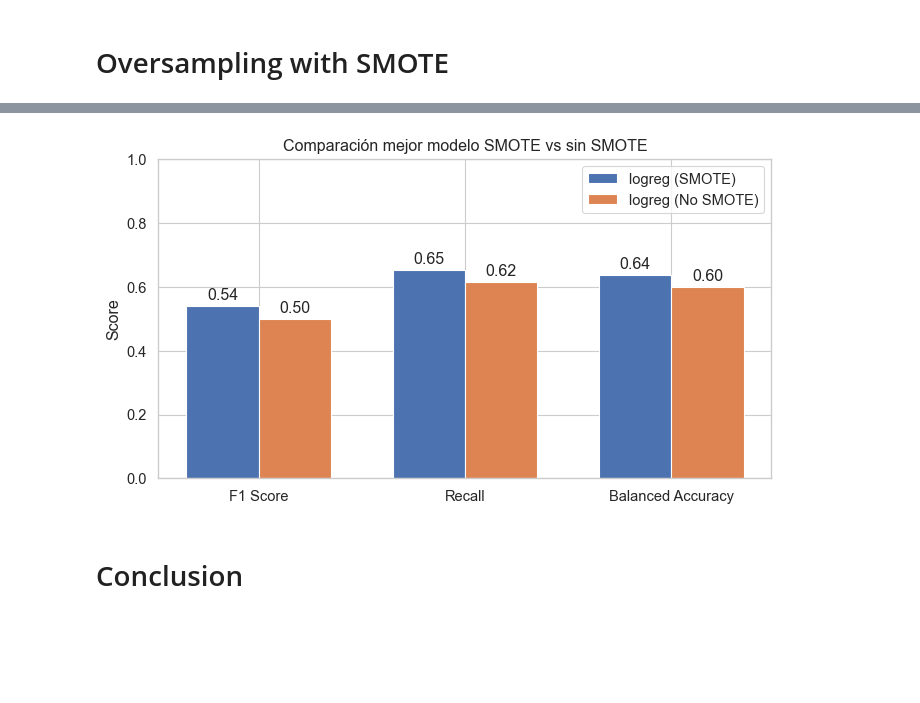
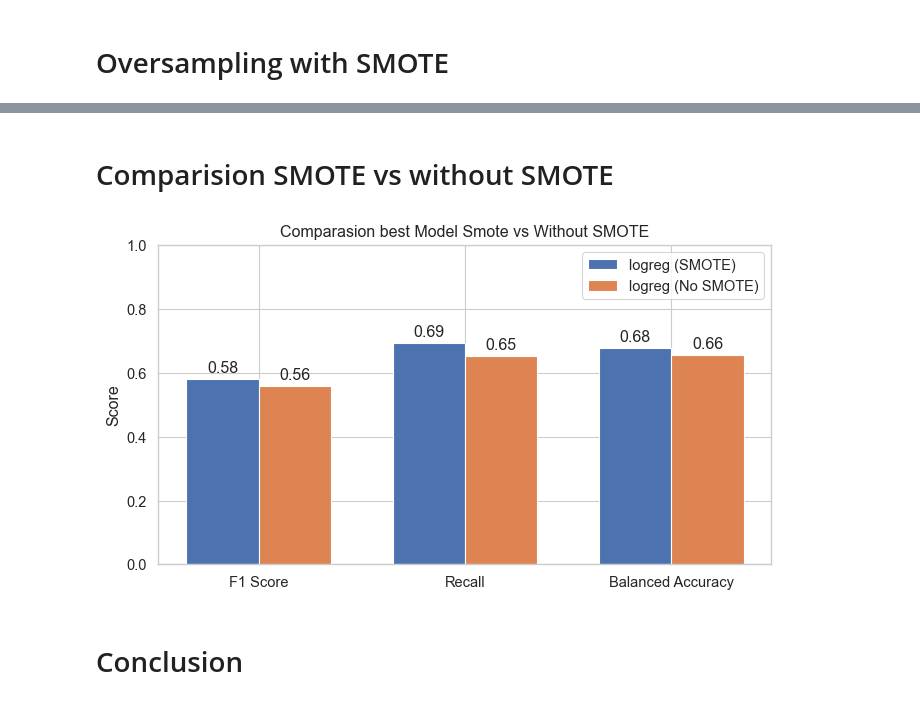
Before and after one commit to alfredofdlv/student-intervention-ml-pipeline, a Jupyter notebook: Report.ipynb, the cells around one changed output, grey strips where cells are left out. Cells and saved outputs as stored; diff of their text form; code cells hidden in the pictures; blank space fills up the shorter version.

```diff
--- a/Report.ipynb
+++ b/Report.ipynb
@@ -666,13 +646,12 @@ model_params = {
 # %%
 import time
 import pandas as pd
-from sklearn.model_selection import GridSearchCV
+from sklearn.model_selection import GridSearchCV,StratifiedShuffleSplit
 
 scoring = ['roc_auc', 'f1', 'recall', 'balanced_accuracy']
 results = []
 best_models = {}
 
-# Diccionario para nombres legibles
 model_names = {
     'logreg': 'Logistic Regression',
     'ridge': 'Ridge Classifier',
@@ -692,12 +671,19 @@ model_names = {
 
 for name, mp in model_params.items():
     print(f"Tuning {name}...")
+    # pipe.set_params(classifier=mp["model"])
+    # param_grid = {
+    #     f"classifier__{param}": vals
+    #     for param, vals in mp["params"].items()
+    # }
     gs = GridSearchCV(
-        estimator=mp["model"],
-        param_grid=mp["params"],
+        estimator = model_params[name]['model'],
+        param_grid = model_params[name]['params'],
+        # estimator=pipe,
+        # param_grid=param_grid,
         scoring=scoring,
-        refit="roc_auc",
-        cv=5,
+        refit="f1",
+        cv=20,
         n_jobs=-1,
     )
     start_time = time.time()
@@ -715,27 +701,21 @@ for name, mp in model_params.items():
             'time_sec': elapsed_time
         })
 
-# Guardar toda la información
 results_df = pd.DataFrame(results)
 
 
 
 
-# Crear tabla limpia para imprimir
 pivot_df = results_df.pivot(index='model', columns='metric', values=['mean', 'std'])
 
-# Combinar mean ± std en una sola celda
 clean_df = pd.DataFrame(index=pivot_df.index)
 
 for metric in scoring:
     clean_df[metric] = pivot_df['mean', metric].round(4).astype(str) + " ± " + pivot_df['std', metric].round(4).astype(str)
 
-# Agregar columna de tiempo (mismo tiempo para todas las métricas → tomamos el primero)
 time_df = results_df[['model', 'time_sec']].drop_duplicates().set_index('model')
 clean_df['time_sec'] = time_df['time_sec'].round(2)
 
-# Cambiar los índices de abreviación a nombres completos
 clean_df.index = clean_df.index.map(model_names)
 
-# # Mostrar tabla limpia
 display(clean_df)
@@ -1144,39 +965,37 @@ Parameters: { "use_label_encoder" } are not used.
+# %% [markdown]
+# Comparision SMOTE vs without SMOTE
 # %%
-# --- 3) Comparación: mejor SMOTE vs mejor sin SMOTE ---
 
-# mejor SMOTE (según F1)
 best_smote = smote_df['F1 Score'].idxmax()
 scores_smote = smote_df.loc[best_smote, metrics].values
 
-# mejor sin SMOTE en results_df_actual (ya tienes su DataFrame)
 best_nosmote = results_df_actual.set_index('Model')['F1 Score'].idxmax()
 nosmote_df = results_df_actual.set_index('Model')
 scores_nosmote = nosmote_df.loc[best_nosmote, metrics].values
 
-# Dibujo comparativo
 x = np.arange(len(metrics))
 width = 0.35
 
 fig, ax = plt.subplots(figsize=(7,4))
 ax.bar(x - width/2, scores_smote,  width, label=f'{best_smote} (SMOTE)')
 ax.bar(x + width/2, scores_nosmote, width, label=f'{best_nosmote} (No SMOTE)')
 
 # Anotaciones
 for i, v in enumerate(scores_smote):
     ax.text(i - width/2, v+0.02, f"{v:.2f}", ha='center')
 for i, v in enumerate(scores_nosmote):
     ax.text(i + width/2, v+0.02, f"{v:.2f}", ha='center')
 
 ax.set_xticks(x)
 ax.set_xticklabels(metrics)
 ax.set_ylim(0,1)
 ax.set_ylabel('Score')
-ax.set_title('Comparación mejor modelo SMOTE vs sin SMOTE')
+ax.set_title('Comparasion best Model Smote vs Without SMOTE')
 ax.legend()
 plt.tight_layout()
 plt.show()
 # %% [output]
-[figure, old version]
+[figure, new version]
 # %% [markdown]
 # Conclusion
 # %% [markdown]
```
Also changed, not shown: parts of 31 cells of this notebook, 2 other files.
